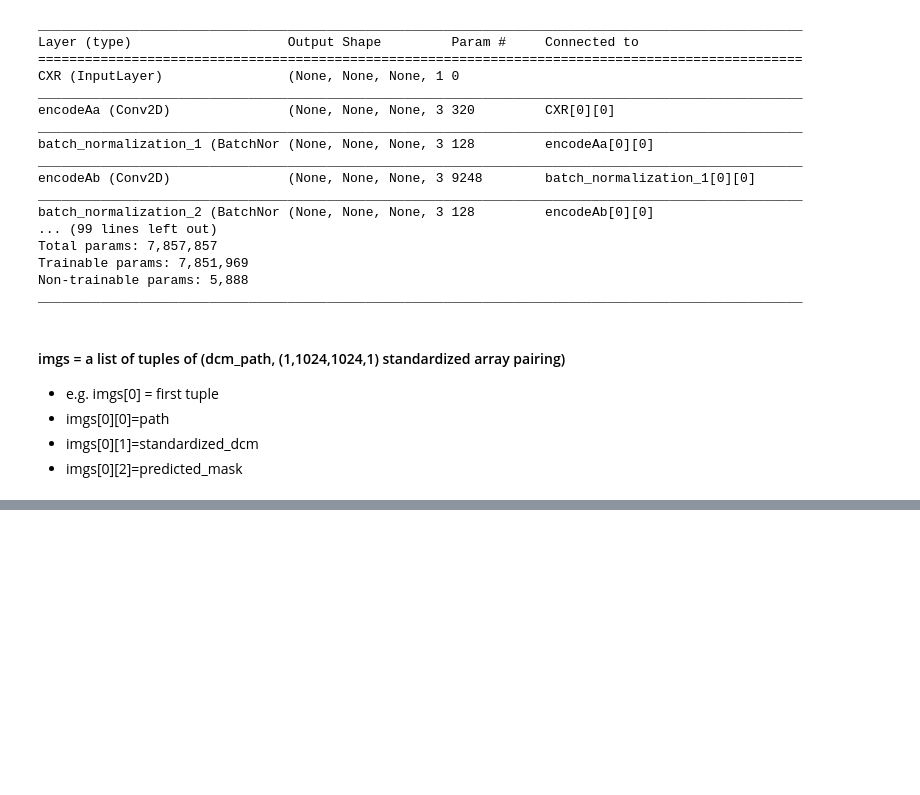
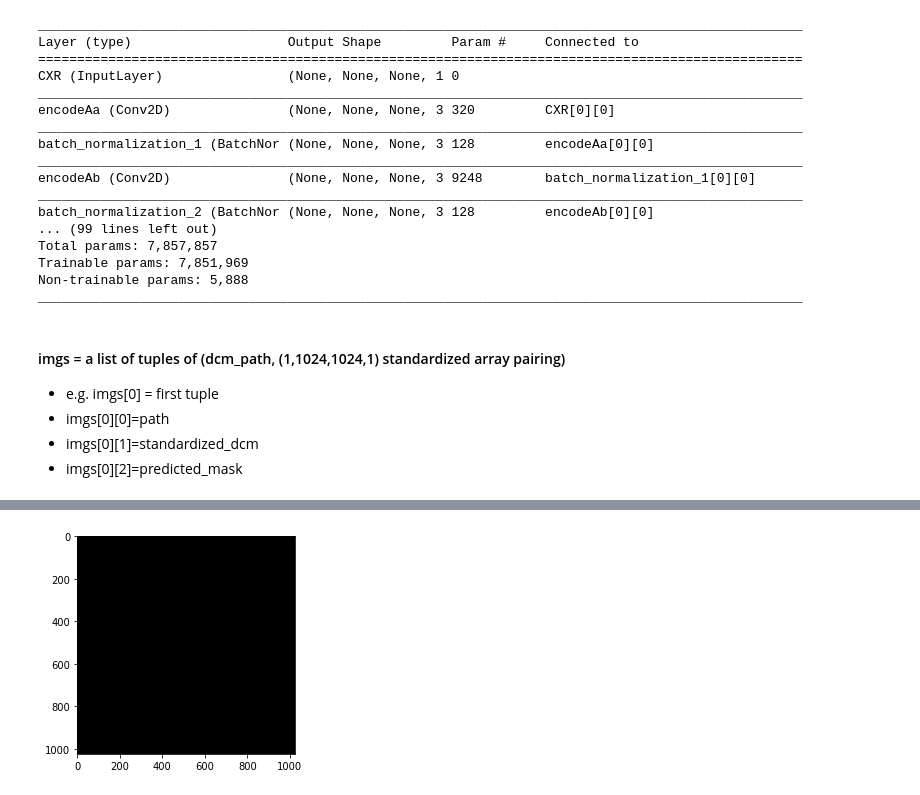
Before and after one commit to kshannon/pneumothorax-segmentation, a Jupyter notebook: eda/model_validation.ipynb, the cells around one changed output, grey strips where cells are left out. Cells and saved outputs as stored; diff of their text form; code cells hidden in the pictures; blank space fills up the shorter version.

```diff
--- a/eda/model_validation.ipynb
+++ b/eda/model_validation.ipynb
@@ -180,0 +270,16 @@ max value:0.0
+# %%
+for dcm in os.scandir(train_im_path):
+    if dcm.name == '1.2.276.0.7230010.3.1.4.8323329.4141.1517875181.303525.dcm':
+        array = dicom2numpy(dcm.path)
+        mean = array.mean()
+        std = array.std()
+
+         #perfmorming standardization here on the array by sub the mean and dividing the s.d.
+        standardized_array = np.divide(np.subtract(array,mean),std)
+
+        expanded_array = standardized_array[np.newaxis, ..., np.newaxis]
+        pred_mask = model.predict(expanded_array)
+        plt.imshow(pred_mask[0, :, :, 0], cmap=plt.cm.bone)
+        plt.show()
+# %% [output]
+[figure, added]
```
Also changed, not shown: parts of 8 cells of this notebook.
